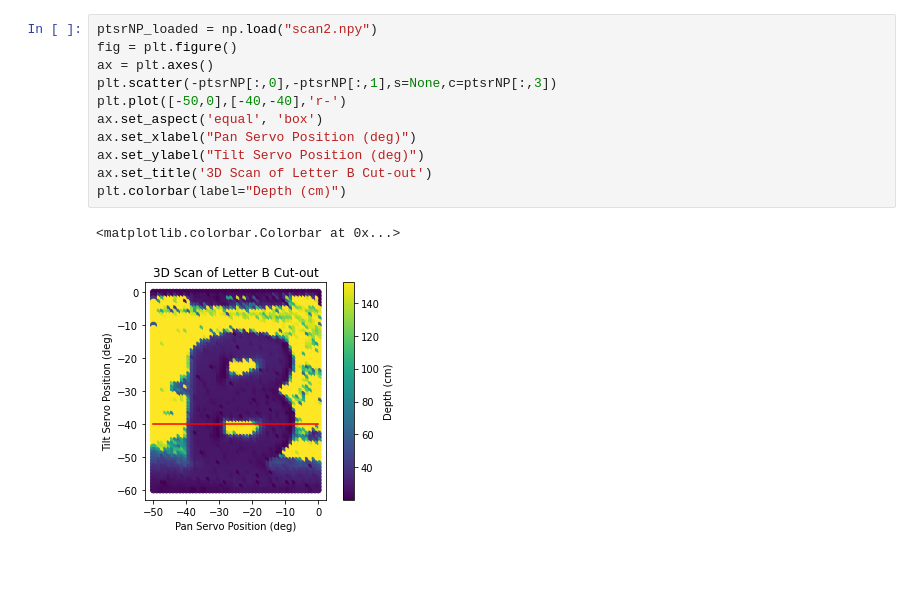
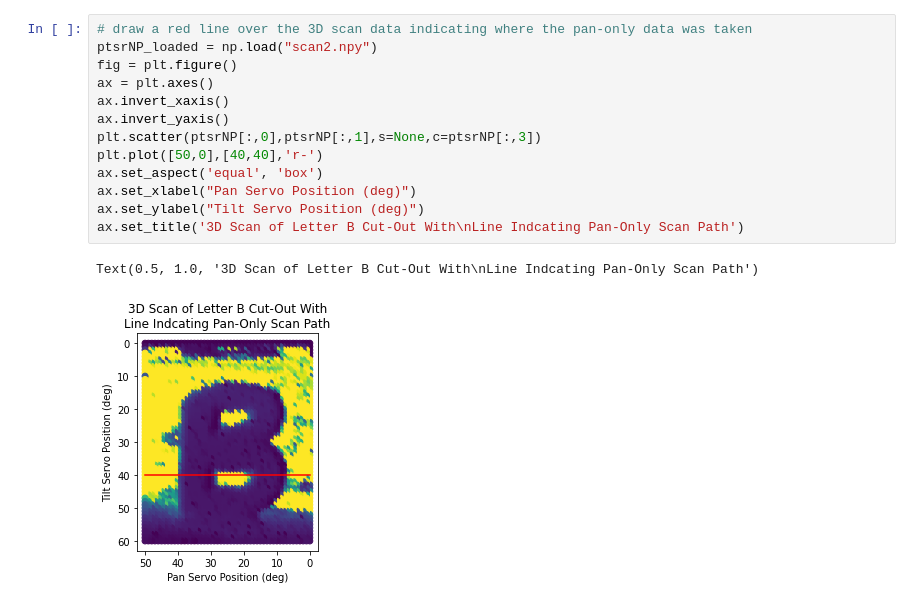
Before and after one commit to julesbrettle/3D_Scanner, a Jupyter notebook: 3d_scanner_jupyter.ipynb, the cells around one changed output. Drawn from its saved outputs; the diff is of its cells as text; blank space fills up the shorter version.

Commit message:
Update plots and comment code

```diff
--- a/3d_scanner_jupyter.ipynb
+++ b/3d_scanner_jupyter.ipynb
@@ -279,14 +339,16 @@ plt.colorbar(label="Depth (cm)")
 # %%
+# draw a red line over the 3D scan data indicating where the pan-only data was taken
 ptsrNP_loaded = np.load("scan2.npy")
 fig = plt.figure()
 ax = plt.axes()
-plt.scatter(-ptsrNP[:,0],-ptsrNP[:,1],s=None,c=ptsrNP[:,3])
-plt.plot([-50,0],[-40,-40],'r-')
+ax.invert_xaxis()
+ax.invert_yaxis()
+plt.scatter(ptsrNP[:,0],ptsrNP[:,1],s=None,c=ptsrNP[:,3])
+plt.plot([50,0],[40,40],'r-')
 ax.set_aspect('equal', 'box')
 ax.set_xlabel("Pan Servo Position (deg)")
 ax.set_ylabel("Tilt Servo Position (deg)")
-ax.set_title('3D Scan of Letter B Cut-out')
-plt.colorbar(label="Depth (cm)")
+ax.set_title('3D Scan of Letter B Cut-Out With\nLine Indcating Pan-Only Scan Path')
 # %% [output]
-<matplotlib.colorbar.Colorbar at 0x...>
+Text(0.5, 1.0, '3D Scan of Letter B Cut-Out With\nLine Indcating Pan-Only Scan Path')
-[figure, old version]
+[figure, new version]
```
Also changed, not shown: parts of 23 cells of this notebook, 8 other files.
